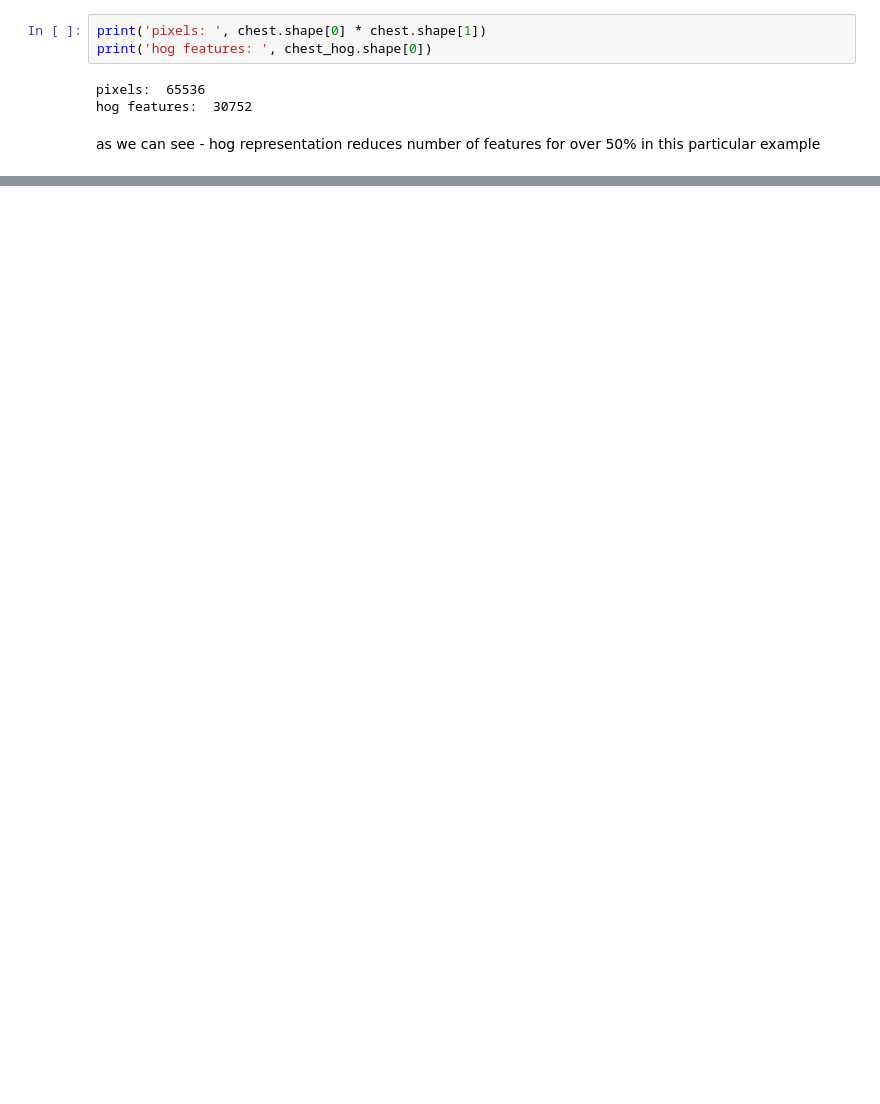
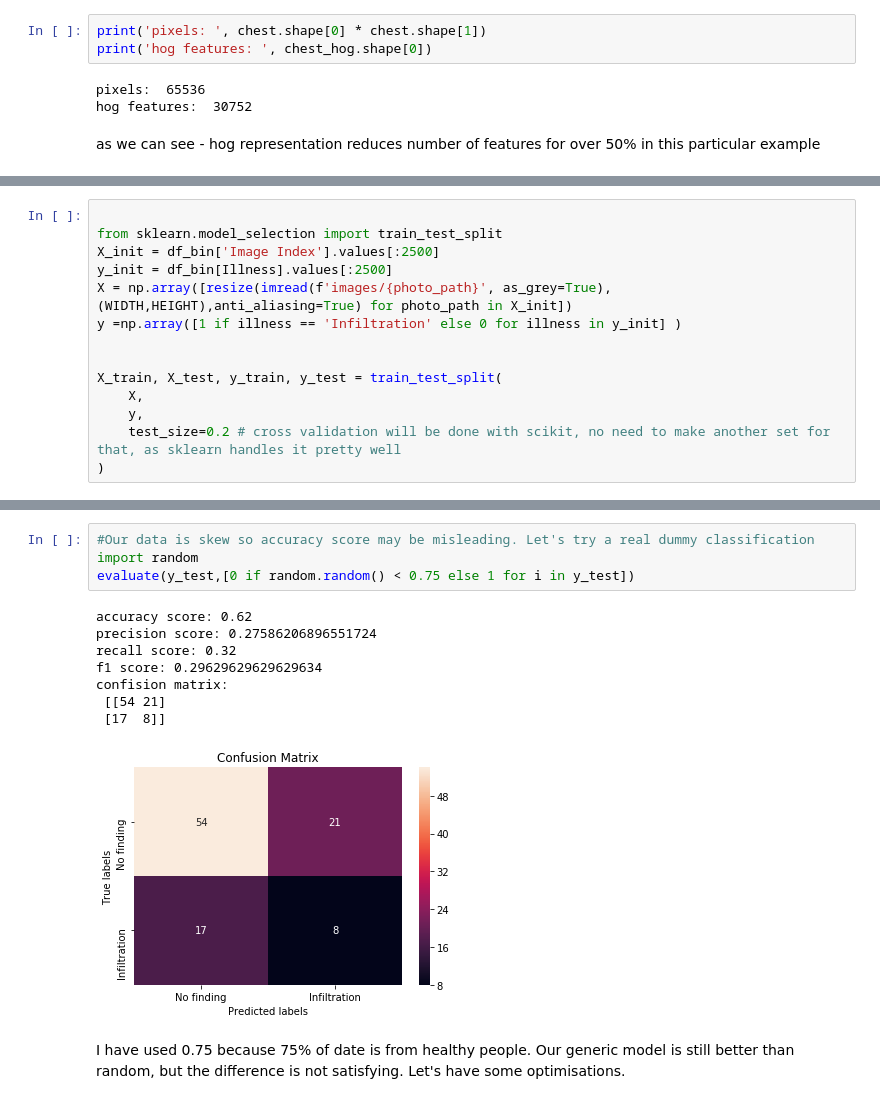
Before and after one commit to Ro6ertWcislo/rtgClassification, a Jupyter notebook: rtg.ipynb, the cells around one changed output, grey strips where cells are left out. Cells and saved outputs as stored; diff of their text form; blank space fills up the shorter version.

```diff
--- a/rtg.ipynb
+++ b/rtg.ipynb
@@ -220,0 +206,14 @@ ValueError: ctypes objects containing pointers cannot be pickled
+# %%
+
+from sklearn.model_selection import train_test_split
+X_init = df_bin['Image Index'].values[:2500]
+y_init = df_bin[Illness].values[:2500]
+X = np.array([resize(imread(f'images/{photo_path}', as_grey=True), (WIDTH,HEIGHT),anti_aliasing=True) for photo_path in X_init])
+y =np.array([1 if illness == 'Infiltration' else 0 for illness in y_init] )
+
+
+X_train, X_test, y_train, y_test = train_test_split(
+    X,
+    y,
+    test_size=0.2 # cross validation will be done with scikit, no need to make another set for that, as sklearn handles it pretty well
+)
@@ -220,0 +331,16 @@ ValueError: ctypes objects containing pointers cannot be pickled
+# %%
+#Our data is skew so accuracy score may be misleading. Let's try a real dummy classification
+import random
+evaluate(y_test,[0 if random.random() < 0.75 else 1 for i in y_test])
+# %% [output]
+accuracy score: 0.62
+precision score: 0.27586206896551724
+recall score: 0.32
+f1 score: 0.29629629629629634
+confision matrix:
+ [[54 21]
+ [17  8]]
+[figure, added]
+# %% [markdown]
+I have used 0.75 because 75% of date is from healthy people. Our generic model is still better than random, but the difference is not satisfying.
+Let's have some optimisations.
```
Also changed, not shown: parts of 23 cells of this notebook.
